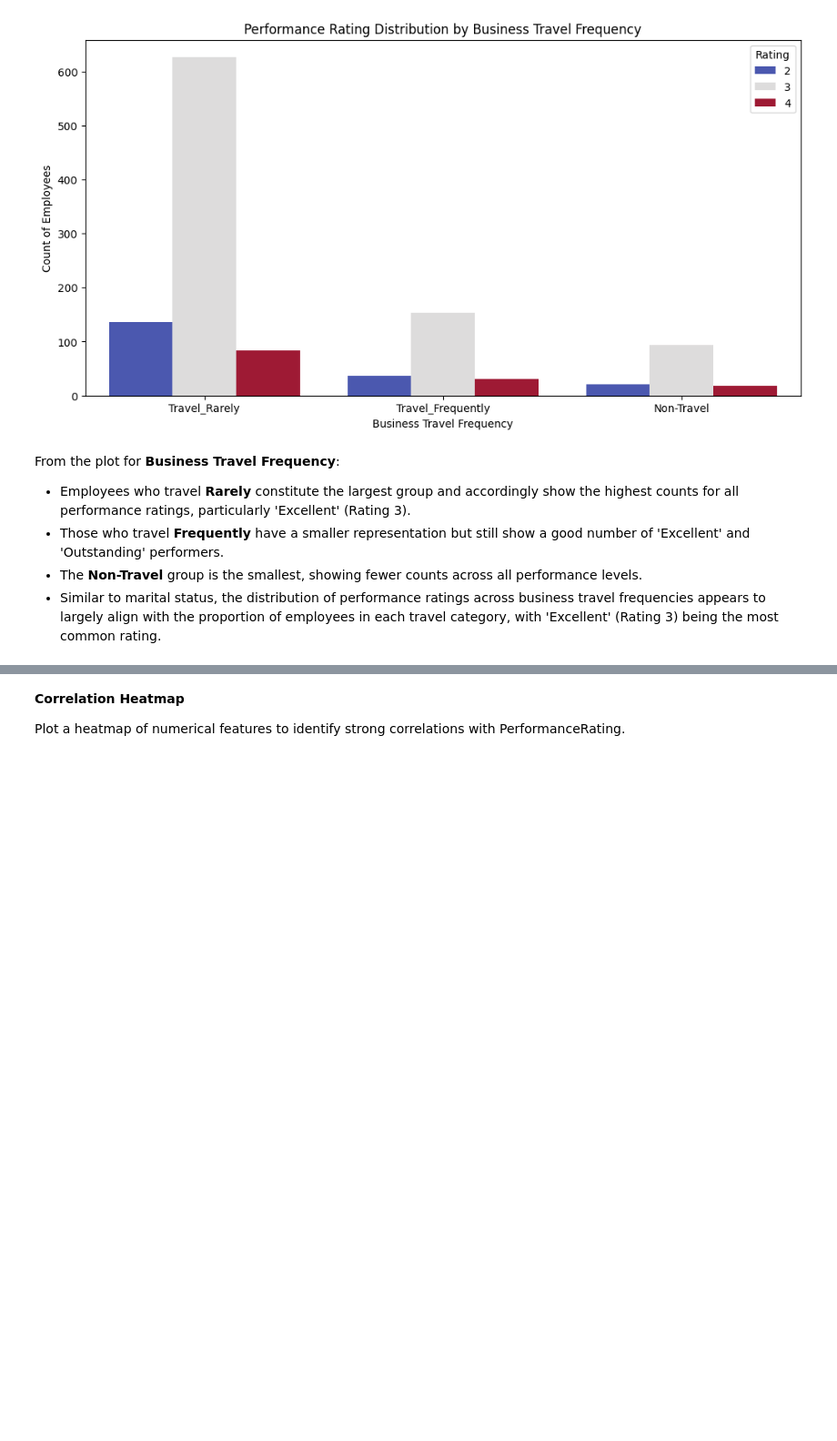
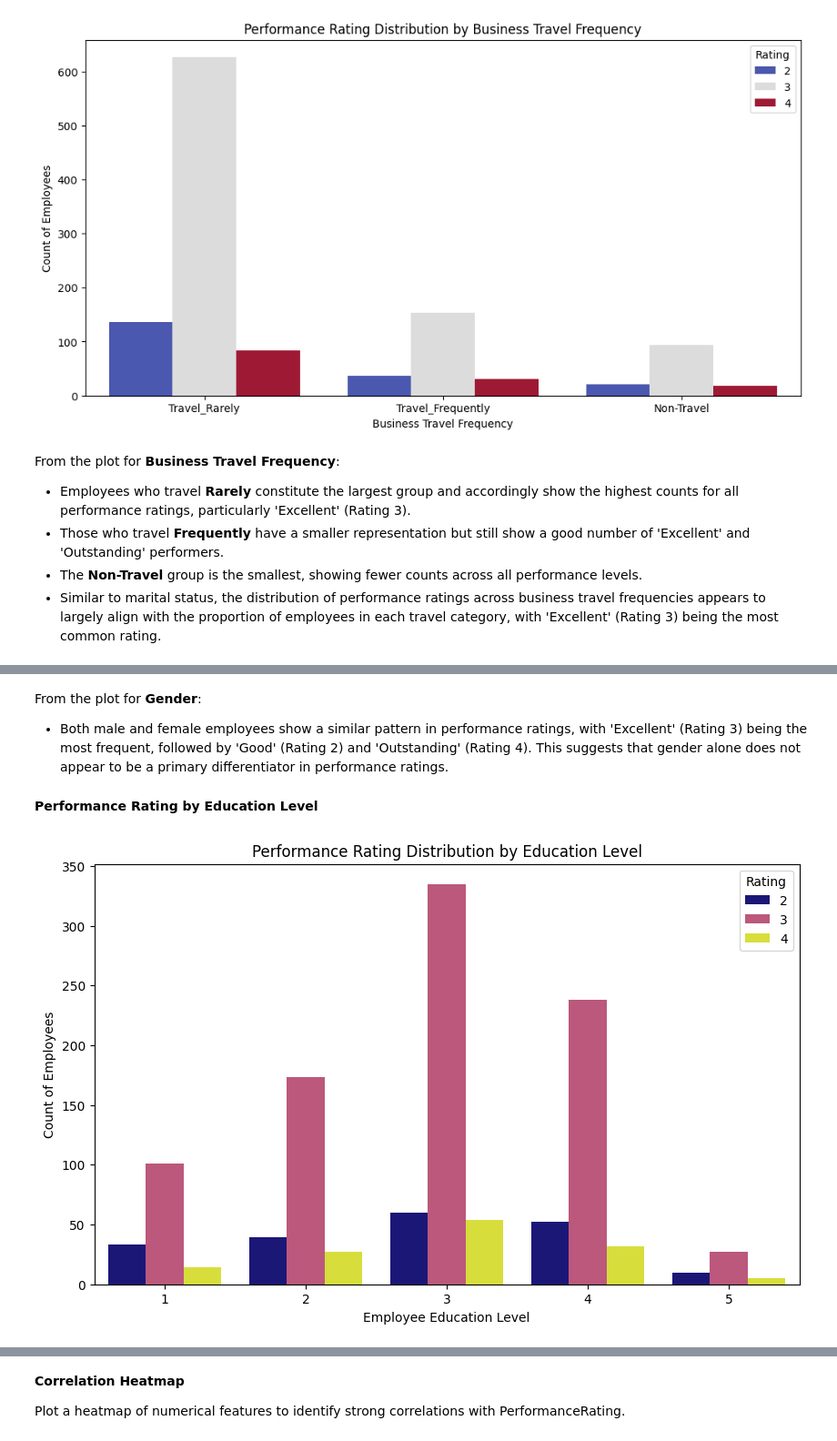
Before and after one commit to Haduba101/inx_future_inc_employee_data_dashboard, a Jupyter notebook: inx_data.ipynb, the cells around one changed output, grey strips where cells are left out. Shown at 91% size. Drawn from its saved outputs; the diff is of its cells as text; code cells hidden in the pictures; blank space fills up the shorter version.

```diff
--- a/inx_data.ipynb
+++ b/inx_data.ipynb
@@ -253,0 +278,16 @@ From the plot for **Business Travel Frequency**:
+# %% [markdown]
+From the plot for **Gender**:
+
+- Both male and female employees show a similar pattern in performance ratings, with 'Excellent' (Rating 3) being the most frequent, followed by 'Good' (Rating 2) and 'Outstanding' (Rating 4). This suggests that gender alone does not appear to be a primary differentiator in performance ratings.
+# %% [markdown]
+**Performance Rating by Education Level**
+# %%
+plt.figure(figsize=(10, 6))
+sns.countplot(x='EmpEducationLevel', hue='PerformanceRating', data=df, palette='plasma')
+plt.title('Performance Rating Distribution by Education Level')
+plt.xlabel('Employee Education Level')
+plt.ylabel('Count of Employees')
+plt.legend(title='Rating')
+plt.show()
+# %% [output]
+[figure, added]
```
Also changed, not shown: parts of 19 cells of this notebook.
